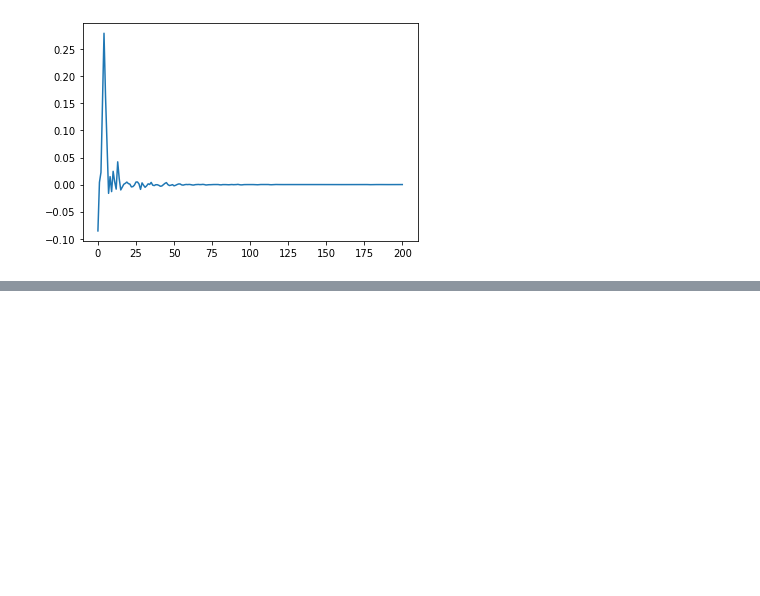
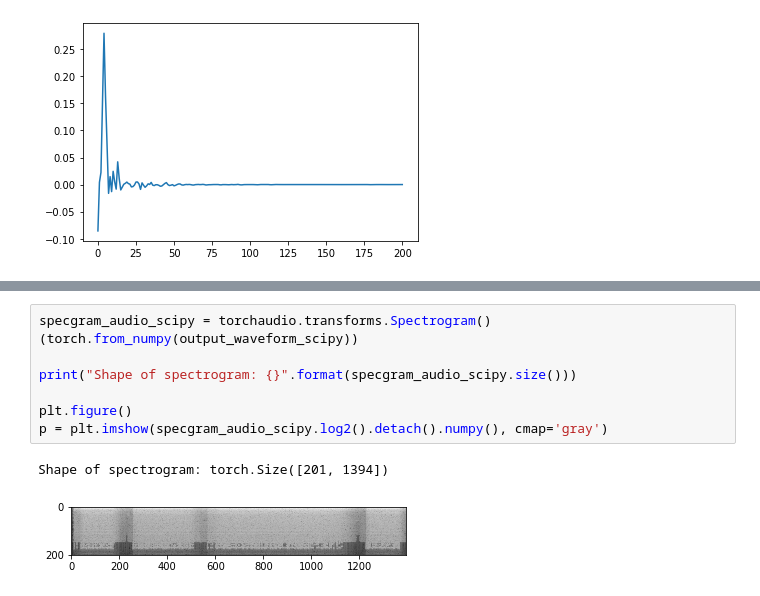
Before and after one commit to jimchen90/TestRep, a Jupyter notebook: bass_biquad.ipynb, the cells around one changed output, grey strips where cells are left out. Saved outputs shown, nothing was run; the diff lists cells and outputs as text; blank space fills up the shorter version.

```diff
--- a/bass_biquad.ipynb
+++ b/bass_biquad.ipynb
@@ -184,0 +296,10 @@ p = plt.plot(specgram_diff[0,:,indices[200]].numpy())
+# %%
+specgram_audio_scipy = torchaudio.transforms.Spectrogram()(torch.from_numpy(output_waveform_scipy))
+
+print("Shape of spectrogram: {}".format(specgram_audio_scipy.size()))
+
+plt.figure()
+p = plt.imshow(specgram_audio_scipy.log2().detach().numpy(), cmap='gray')
+# %% [output]
+Shape of spectrogram: torch.Size([201, 1394])
+[figure, added]
```
Also changed, not shown: parts of 16 cells of this notebook.
